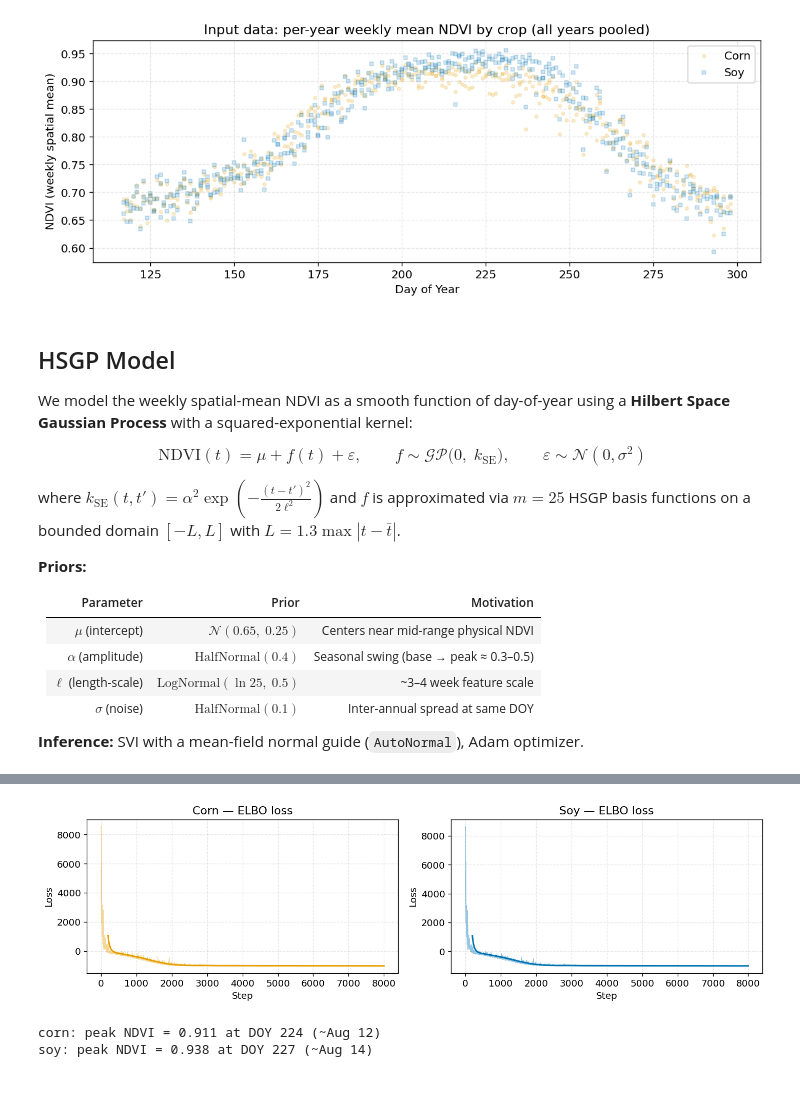
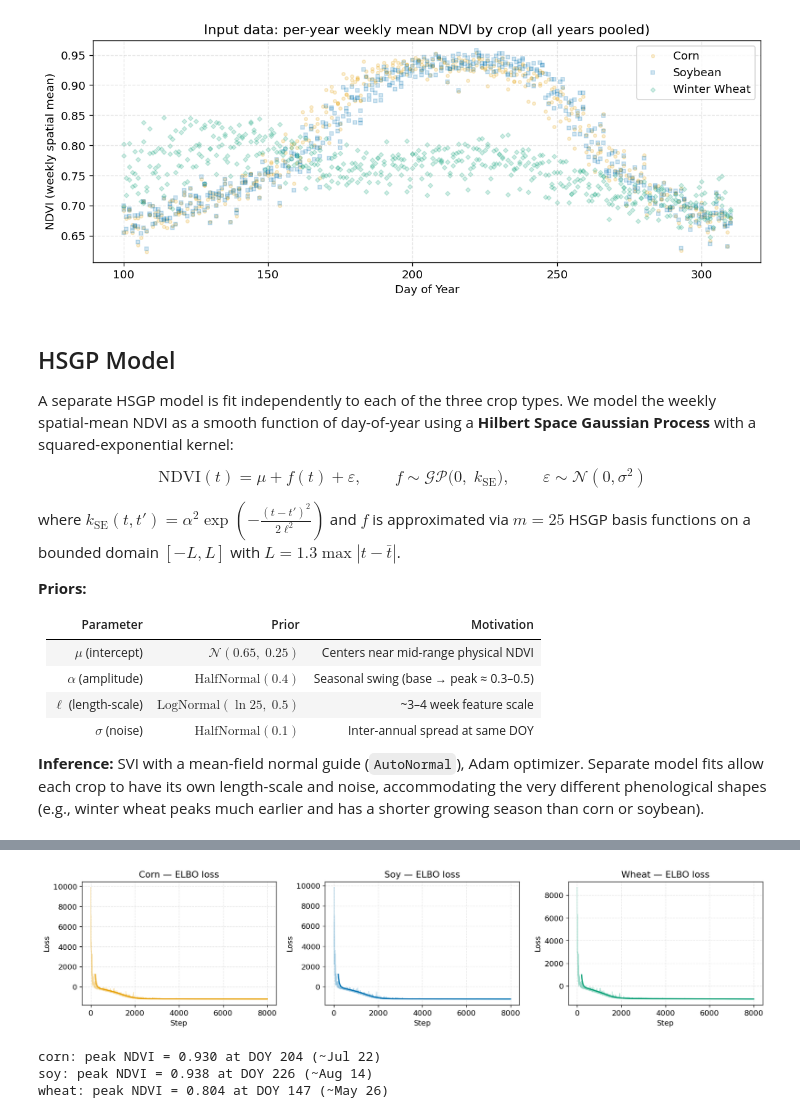
Before and after one commit to SatrunsDream/GeoCrop-Spatiotemporal-Modeling, a Jupyter notebook: notebooks/task1_ndvi_timeseries/model.ipynb, the cells around one changed output, grey strips where cells are left out. Drawn from its saved outputs; the diff is of its cells as text; code cells hidden in the pictures; blank space fills up the shorter version.

```diff
--- a/notebooks/task1_ndvi_timeseries/model.ipynb
+++ b/notebooks/task1_ndvi_timeseries/model.ipynb
@@ -48,6 +89,8 @@ with open(REPO_ROOT / "configs" / "task1_ndvi_analysis.yaml") as f:
 
 CORN = int(cfg["cdl"]["crop_classes"]["corn"])
 SOY = int(cfg["cdl"]["crop_classes"]["soybean"])
+WHEAT = int(cfg["cdl"]["crop_classes"]["winter_wheat"])
 SEED = int(cfg.get("run", {}).get("seed", 42))
-print(f"JAX backend: {jax.default_backend()} | Corn CDL={CORN}, Soy CDL={SOY}, seed={SEED}")
+CROP_MAP = {"corn": CORN, "soy": SOY, "wheat": WHEAT}
+print(f"JAX backend: {jax.default_backend()} | Corn={CORN}, Soy={SOY}, Wheat={WHEAT}, seed={SEED}")
 # %% [output]
@@ -132,9 +196,15 @@ CDL loaded: 48,208,677 pixels
 # %%
+CROP_STYLE = {
+    "corn":  ("#E69F00", "o", "Corn"),
+    "soy":   ("#0072B2", "s", "Soybean"),
+    "wheat": ("#009E73", "D", "Winter Wheat"),
+}
+
 fig, ax = plt.subplots(figsize=(10, 4))
-for crop, color, mk in [("corn", "#E69F00", "o"), ("soy", "#0072B2", "s")]:
+for crop, (color, mk, label) in CROP_STYLE.items():
     sub = df[df["crop"] == crop]
     ax.scatter(sub["doy"], sub["mean_ndvi"], alpha=0.18, s=10, color=color,
-               marker=mk, label=crop.capitalize())
+               marker=mk, label=label)
 ax.set(xlabel="Day of Year", ylabel="NDVI (weekly spatial mean)",
        title="Input data: per-year weekly mean NDVI by crop (all years pooled)")
 ax.legend()
@@ -142,11 +212,12 @@ ax.grid(True, ls="--", alpha=0.3)
 plt.tight_layout()
 plt.show()
 # %% [output]
-[figure, old version]
+[figure, new version]
 # %% [markdown]
 ## HSGP Model
 
-We model the weekly spatial-mean NDVI as a smooth function of day-of-year using a
+A separate HSGP model is fit independently to each of the three crop types. We model
+the weekly spatial-mean NDVI as a smooth function of day-of-year using a
 **Hilbert Space Gaussian Process** with a squared-exponential kernel:
 
 $$\text{NDVI}(t) = \mu + f(t) + \varepsilon, \qquad
@@ -167,6 +238,9 @@ $[-L, L]$ with $L = 1.3 \max|t - \bar{t}|$.
 | $\sigma$ (noise) | $\text{HalfNormal}(0.1)$ | Inter-annual spread at same DOY |
 
 **Inference:** SVI with a mean-field normal guide (`AutoNormal`), Adam optimizer.
+Separate model fits allow each crop to have its own length-scale and noise,
+accommodating the very different phenological shapes (e.g., winter wheat peaks
+much earlier and has a shorter growing season than corn or soybean).
 # %%
 def make_hsgp_model(ell, m=25):
     def model(x, y=None):
@@ -189,10 +263,14 @@ def fit_hsgp_svi(model, x, y, num_steps=8000, lr=0.005, seed=42):
     svi_result = svi.run(jr.PRNGKey(seed), num_steps, x, y=y, progress_bar=True)
     return svi_result, guide
 
+CROP_COLORS = {"corn": "#E69F00", "soy": "#0072B2", "wheat": "#009E73"}
+crop_names = list(CROP_COLORS.keys())
+
 results = {}
-fig, axes = plt.subplots(1, 2, figsize=(12, 3.5))
+fig, axes = plt.subplots(1, len(crop_names), figsize=(5 * len(crop_names), 3.5))
 
-for idx, (crop_name, color) in enumerate([("corn", "#E69F00"), ("soy", "#0072B2")]):
+for idx, crop_name in enumerate(crop_names):
+    color = CROP_COLORS[crop_name]
     crop_df = df[df["crop"] == crop_name]
     doy_vals = crop_df["doy"].values.astype(np.float64)
     ndvi_vals = crop_df["mean_ndvi"].values.astype(np.float64)
@@ -232,4 +313,4 @@ soy: final loss = -1012.00
-[figure, old version]
+[figure, new version]
 # %%
 predictions = {}
 doy_lo, doy_hi = int(df["doy"].min()), int(df["doy"].max())
@@ -244,6 +325,8 @@ for crop_name, res in results.items():
     ppc = predictive(jr.PRNGKey(SEED + 1), x_pred)
     mu_s = np.array(ppc["mu"])
     obs_s = np.array(ppc["obs"])
+
+    crop_obs = df[df["crop"] == crop_name]
     predictions[crop_name] = dict(
         doy=doy_grid,
         mu_mean=mu_s.mean(0),
@@ -253,6 +336,10 @@ for crop_name, res in results.items():
         obs_q25=np.percentile(obs_s, 25, axis=0),
         obs_q75=np.percentile(obs_s, 75, axis=0),
         obs_q95=np.percentile(obs_s, 95, axis=0),
+        emp_doy=crop_obs["doy"].values,
+        emp_mean=crop_obs["mean_ndvi"].values,
+        emp_q25=crop_obs["q25_ndvi"].values,
+        emp_q75=crop_obs["q75_ndvi"].values,
     )
     pk = int(np.argmax(predictions[crop_name]["mu_mean"]))
     pk_doy = doy_grid[pk]
@@ -260,8 +347,9 @@ for crop_name, res in results.items():
     print(f"{crop_name}: peak NDVI = {predictions[crop_name]['mu_mean'][pk]:.3f} "
           f"at DOY {pk_doy:.0f} (~{pk_date:%b %d})")
 # %% [output]
-corn: peak NDVI = 0.911 at DOY 224 (~Aug 12)
-soy: peak NDVI = 0.938 at DOY 227 (~Aug 14)
+corn: peak NDVI = 0.930 at DOY 204 (~Jul 22)
+soy: peak NDVI = 0.938 at DOY 226 (~Aug 14)
+wheat: peak NDVI = 0.804 at DOY 147 (~May 26)
 # %% [markdown]
 ## Phenological curves — main figure
 
```
Also changed, not shown: parts of 19 cells of this notebook, 6 other files.
